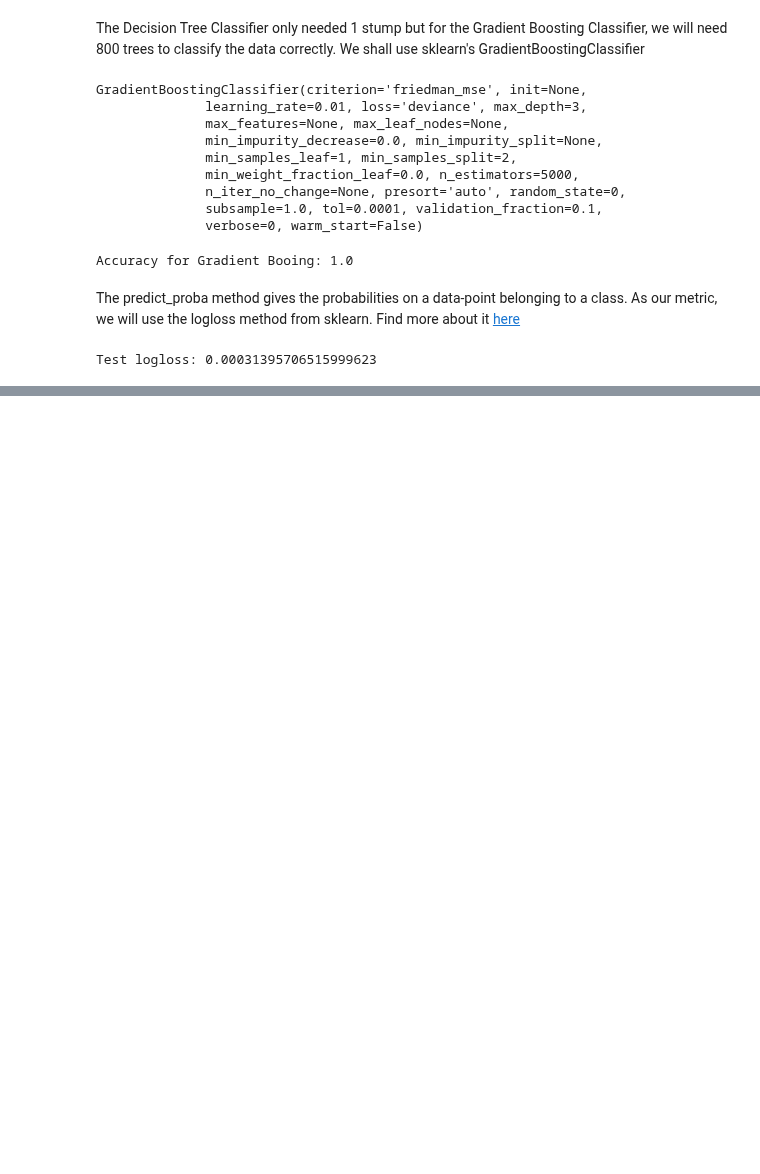
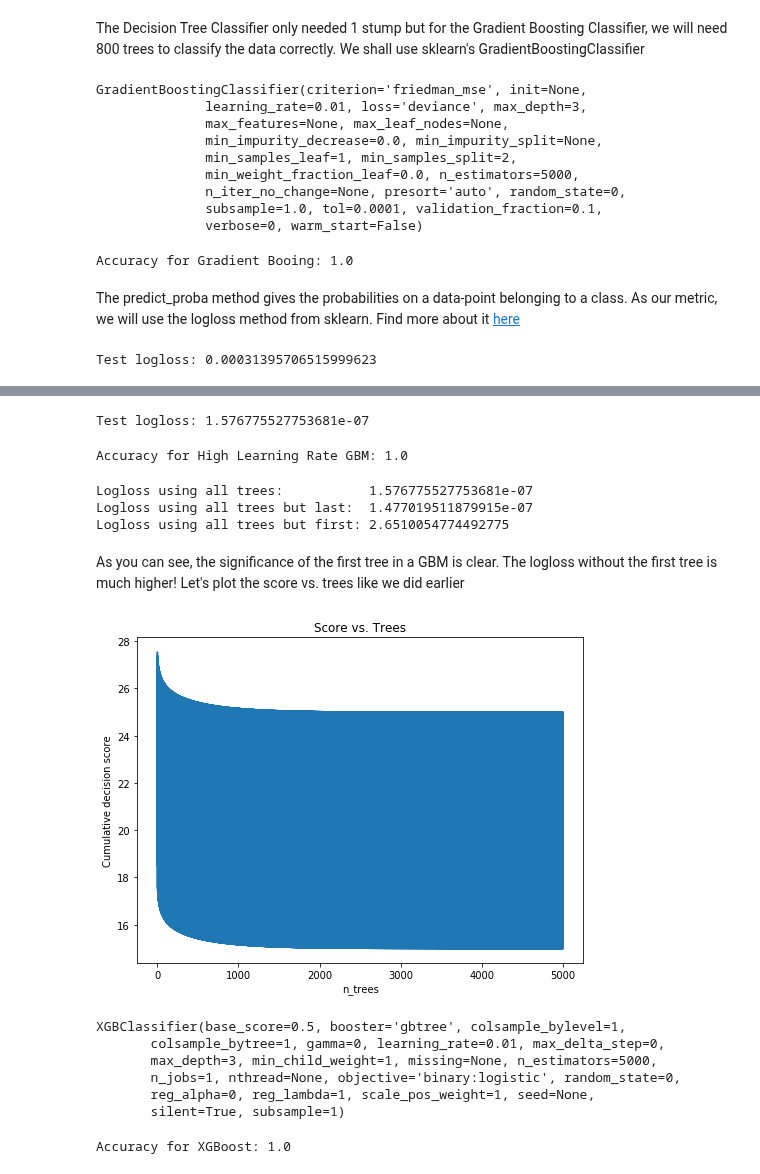
Before and after one commit to sarthakbatragatech/100-Days-of-ML, a Jupyter notebook: Gradient-Boosting/Gradient-Boosting.ipynb, the cells around one changed output, grey strips where cells are left out. Saved outputs shown, nothing was run; the diff lists cells and outputs as text; code cells hidden in the pictures; blank space fills up the shorter version.

Commit message:
Gradient boost notebook complete

```diff
--- a/Gradient-Boosting/Gradient-Boosting.ipynb
+++ b/Gradient-Boosting/Gradient-Boosting.ipynb
@@ -63,0 +116,3 @@ Test logloss: 0.00031395706515999623
+# %%
+clf = GradientBoostingClassifier(n_estimators=5000, learning_rate=10, max_depth=3, random_state=0)
+clf.fit(X_train, y_train)
@@ -63,0 +129,33 @@ Test logloss: 0.00031395706515999623
+# %%
+y_pred = clf.predict_proba(X_test)[:, 1]
+print("Test logloss: {}".format(log_loss(y_test, y_pred)))
+# %% [output]
+Test logloss: 1.576775527753681e-07
+# %%
+print('Accuracy for High Learning Rate GBM: {}'.format(clf.score(X_test, y_test)))
+# %% [output]
+Accuracy for High Learning Rate GBM: 1.0
+# %%
+cum_preds = np.array([x for x in clf.staged_decision_function(X_test)])[:, :, 0]
+
+print ("Logloss using all trees:           {}".format(compute_loss(y_test, cum_preds[-1, :])))
+print ("Logloss using all trees but last:  {}".format(compute_loss(y_test, cum_preds[-2, :])))
+print ("Logloss using all trees but first: {}".format(compute_loss(y_test, cum_preds[-1, :] - cum_preds[0, :])))
+# %% [output]
+Logloss using all trees:           1.576775527753681e-07
+Logloss using all trees but last:  1.477019511879915e-07
+Logloss using all trees but first: 2.6510054774492775
+# %% [markdown]
+As you can see, the significance of the first tree in a GBM is clear. The logloss without the first tree is much higher! Let's plot the score vs. trees like we did earlier
+# %%
+# Pick an object of class 1 for visualisation
+plt.figure(figsize=(8, 6))
+plt.plot(cum_preds[:, y_test == 1][:, 0])
+
+plt.xlabel('n_trees')
+plt.ylabel('Cumulative decision score')
+plt.title('Score vs. Trees')
+plt.savefig('plots/score_vs_trees_high_learn.png', transparent=False)
+plt.show()
+# %% [output]
+[figure, added]
@@ -63,0 +164,14 @@ Test logloss: 0.00031395706515999623
+# %%
+xg_model = XGBClassifier(n_estimators=5000, learning_rate=0.01)
+xg_model.fit(X_train, y_train)
+# %% [output]
+XGBClassifier(base_score=0.5, booster='gbtree', colsample_bylevel=1,
+       colsample_bytree=1, gamma=0, learning_rate=0.01, max_delta_step=0,
+       max_depth=3, min_child_weight=1, missing=None, n_estimators=5000,
+       n_jobs=1, nthread=None, objective='binary:logistic', random_state=0,
+       reg_alpha=0, reg_lambda=1, scale_pos_weight=1, seed=None,
+       silent=True, subsample=1)
+# %%
+print('Accuracy for XGBoost: {}'.format(xg_model.score(X_train, y_train)))
+# %% [output]
+Accuracy for XGBoost: 1.0
```
Also changed, not shown: parts of 8 cells of this notebook, 3 other files.
